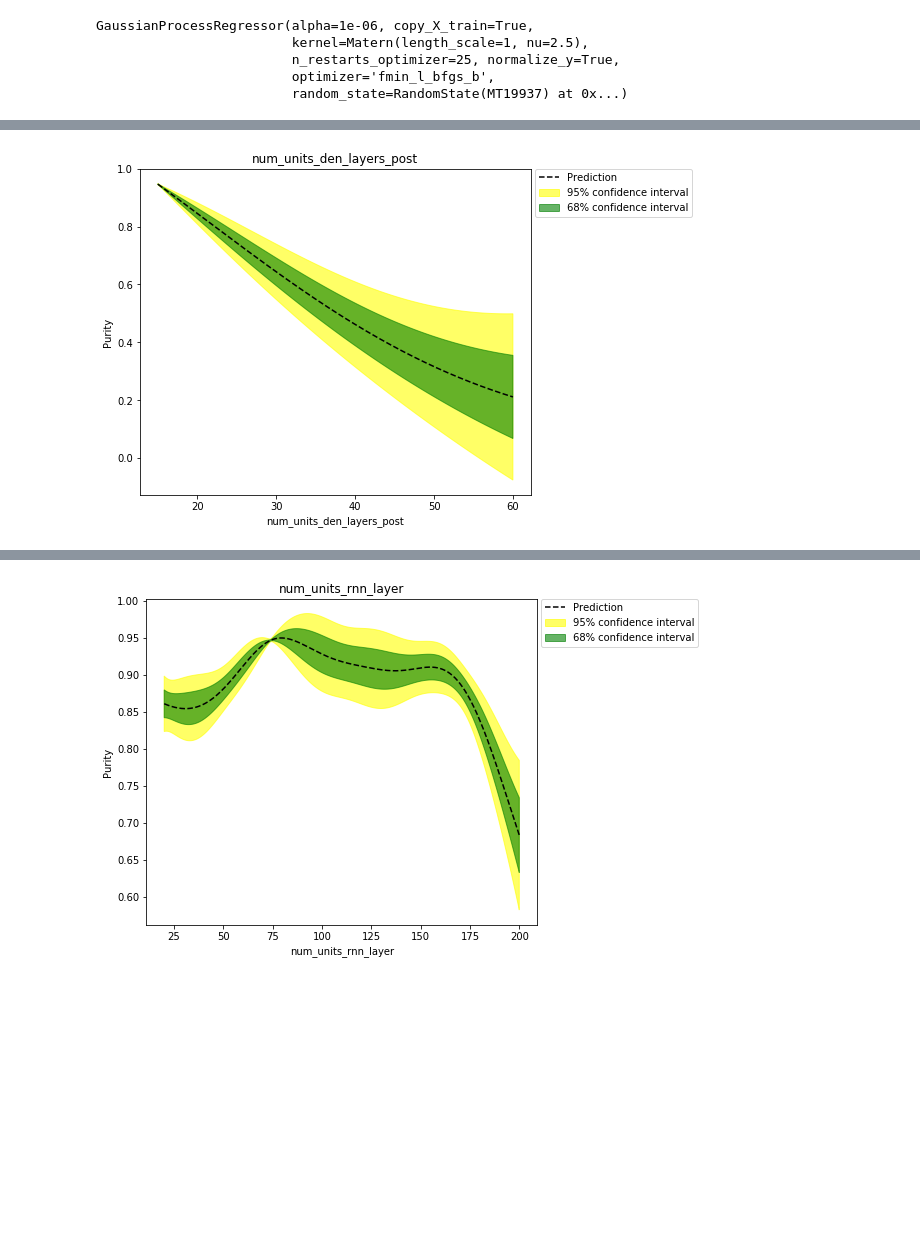
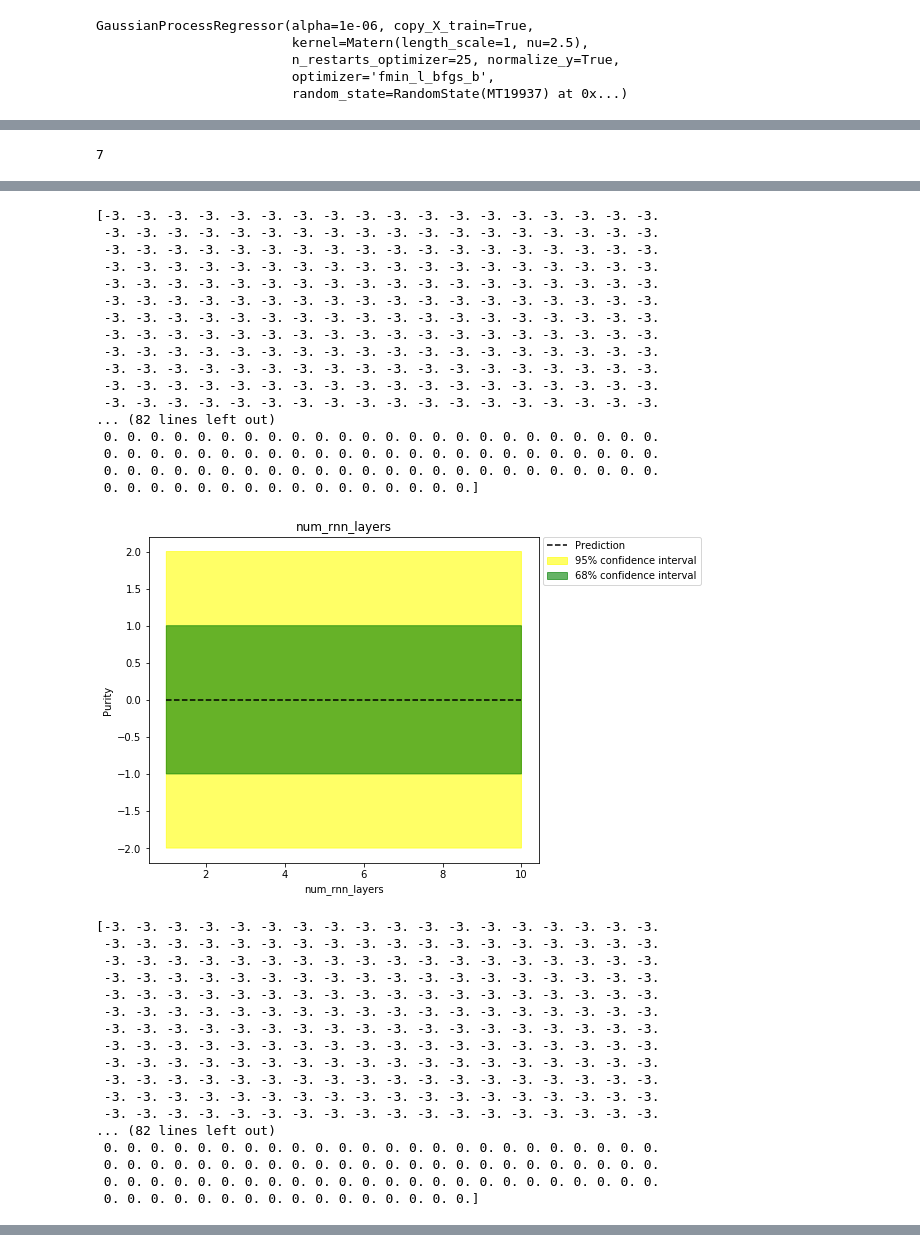
Before and after one commit to hh-italian-group/hh-bbtautau, a Jupyter notebook: Studies/notebooks/BayesianOptimizationPlots.ipynb, the cells around one changed output, grey strips where cells are left out. Saved outputs shown, nothing was run; the diff lists cells and outputs as text; code cells hidden in the pictures; blank space fills up the shorter version.

```diff
--- a/Studies/notebooks/BayesianOptimizationPlots.ipynb
+++ b/Studies/notebooks/BayesianOptimizationPlots.ipynb
@@ -79,0 +90,5 @@ params = {'activation_dense_post' : 0, 'activation_dense_pre': 1, 'dropout_rate_
+# %%
+order_targets = optimizer._space.target
+order_targets = -np.sort(-order_targets)
+best_10_order_targets = order_targets[:10]
+print(best_10_order_targets)
@@ -79,0 +102,6 @@ params = {'activation_dense_post' : 0, 'activation_dense_pre': 1, 'dropout_rate_
+# %%
+best_params = []
+for point in best_10_order_targets:
+    print(params_pos[point])
+    best_params.append(optimizer._space.params[params_pos[point]])
+#     max_point
@@ -79,0 +121,5 @@ params = {'activation_dense_post' : 0, 'activation_dense_pre': 1, 'dropout_rate_
+# %%
+params_score = {}
+params = []
+for n in range(10):
+    params_score[n] = best_params[n]
@@ -86,11 +151,19 @@ array([ 0.  ,  0.  ,  0.  ,  0.  ,  0.15, -3.  ,  0.  ,  0.  ,  5.  ,
+# %%
+best_params[n].shape[0]
+# %% [output]
+7
 # %%
-def CreatePlots(var, pdf, n_bin, plot_title):
+def CreatePlots(max_point, var, pdf, n_bin, plot_title):
     var_points = np.linspace(params_range[var][0], params_range[var][1], 1000)#np.array([0, 1, 2, 3, 4, 5])
     x = np.zeros((var_points.shape[0], max_point.shape[0]))
     for n in range(x.shape[0]):
         x[n, :] = max_point[:]
         x[n, params[var]] = var_points[n]
+    print(x[:,0])
     mu, sigma = optimizer._gp.predict(x, return_std=True)
+    print('mu:', mu)
+#     print('sigma:', sigma)
+#     print('2 * sigma:', 2 * sigma)
     fig = plt.figure(figsize=(7, 6))
     ax = plt.gca()
     ax.plot(var_points, mu, '--', color='k', label='Prediction')
@@ -109,7 +182,8 @@ def CreatePlots(var, pdf, n_bin, plot_title):
     pdf.savefig(fig, bbox_inches='tight')
     plt.close()
 # %%
-with PdfPages('params.pdf') as pdf:
+# for n in range(len(best_params)):
+with PdfPages('opt_plots_param_number_{}.pdf'.format(n)) as pdf:
     for key,values in params_range.items():
-        CreatePlots(key, pdf, 'n_bin', key)
+        CreatePlots(best_params[0], key, pdf, 'n_bin', key)
 # %% [output]
@@ -120 +262,35 @@ with PdfPages('params.pdf') as pdf:
+[-3. -3. -3. -3. -3. -3. -3. -3. -3. -3. -3. -3. -3. -3. -3. -3. -3. -3.
+ -3. -3. -3. -3. -3. -3. -3. -3. -3. -3. -3. -3. -3. -3. -3. -3. -3. -3.
+ -3. -3. -3. -3. -3. -3. -3. -3. -3. -3. -3. -3. -3. -3. -3. -3. -3. -3.
+ -3. -3. -3. -3. -3. -3. -3. -3. -3. -3. -3. -3. -3. -3. -3. -3. -3. -3.
+ -3. -3. -3. -3. -3. -3. -3. -3. -3. -3. -3. -3. -3. -3. -3. -3. -3. -3.
+ -3. -3. -3. -3. -3. -3. -3. -3. -3. -3. -3. -3. -3. -3. -3. -3. -3. -3.
+ -3. -3. -3. -3. -3. -3. -3. -3. -3. -3. -3. -3. -3. -3. -3. -3. -3. -3.
+ -3. -3. -3. -3. -3. -3. -3. -3. -3. -3. -3. -3. -3. -3. -3. -3. -3. -3.
+ -3. -3. -3. -3. -3. -3. -3. -3. -3. -3. -3. -3. -3. -3. -3. -3. -3. -3.
+ -3. -3. -3. -3. -3. -3. -3. -3. -3. -3. -3. -3. -3. -3. -3. -3. -3. -3.
+ -3. -3. -3. -3. -3. -3. -3. -3. -3. -3. -3. -3. -3. -3. -3. -3. -3. -3.
+ -3. -3. -3. -3. -3. -3. -3. -3. -3. -3. -3. -3. -3. -3. -3. -3. -3. -3.
+... (82 lines left out)
+ 0. 0. 0. 0. 0. 0. 0. 0. 0. 0. 0. 0. 0. 0. 0. 0. 0. 0. 0. 0. 0. 0. 0. 0.
+ 0. 0. 0. 0. 0. 0. 0. 0. 0. 0. 0. 0. 0. 0. 0. 0. 0. 0. 0. 0. 0. 0. 0. 0.
+ 0. 0. 0. 0. 0. 0. 0. 0. 0. 0. 0. 0. 0. 0. 0. 0. 0. 0. 0. 0. 0. 0. 0. 0.
+ 0. 0. 0. 0. 0. 0. 0. 0. 0. 0. 0. 0. 0. 0. 0. 0.]
-[figure, old version]
+[figure, new version]
+[-3. -3. -3. -3. -3. -3. -3. -3. -3. -3. -3. -3. -3. -3. -3. -3. -3. -3.
+ -3. -3. -3. -3. -3. -3. -3. -3. -3. -3. -3. -3. -3. -3. -3. -3. -3. -3.
+ -3. -3. -3. -3. -3. -3. -3. -3. -3. -3. -3. -3. -3. -3. -3. -3. -3. -3.
+ -3. -3. -3. -3. -3. -3. -3. -3. -3. -3. -3. -3. -3. -3. -3. -3. -3. -3.
+ -3. -3. -3. -3. -3. -3. -3. -3. -3. -3. -3. -3. -3. -3. -3. -3. -3. -3.
+ -3. -3. -3. -3. -3. -3. -3. -3. -3. -3. -3. -3. -3. -3. -3. -3. -3. -3.
+ -3. -3. -3. -3. -3. -3. -3. -3. -3. -3. -3. -3. -3. -3. -3. -3. -3. -3.
+ -3. -3. -3. -3. -3. -3. -3. -3. -3. -3. -3. -3. -3. -3. -3. -3. -3. -3.
+ -3. -3. -3. -3. -3. -3. -3. -3. -3. -3. -3. -3. -3. -3. -3. -3. -3. -3.
+ -3. -3. -3. -3. -3. -3. -3. -3. -3. -3. -3. -3. -3. -3. -3. -3. -3. -3.
+ -3. -3. -3. -3. -3. -3. -3. -3. -3. -3. -3. -3. -3. -3. -3. -3. -3. -3.
+ -3. -3. -3. -3. -3. -3. -3. -3. -3. -3. -3. -3. -3. -3. -3. -3. -3. -3.
+... (82 lines left out)
+ 0. 0. 0. 0. 0. 0. 0. 0. 0. 0. 0. 0. 0. 0. 0. 0. 0. 0. 0. 0. 0. 0. 0. 0.
+ 0. 0. 0. 0. 0. 0. 0. 0. 0. 0. 0. 0. 0. 0. 0. 0. 0. 0. 0. 0. 0. 0. 0. 0.
+ 0. 0. 0. 0. 0. 0. 0. 0. 0. 0. 0. 0. 0. 0. 0. 0. 0. 0. 0. 0. 0. 0. 0. 0.
+ 0. 0. 0. 0. 0. 0. 0. 0. 0. 0. 0. 0. 0. 0. 0. 0.]
@@ -123 +315,0 @@ with PdfPages('params.pdf') as pdf:
-[figure, removed]
```
Also changed, not shown: parts of 18 cells of this notebook, 4 other files.
